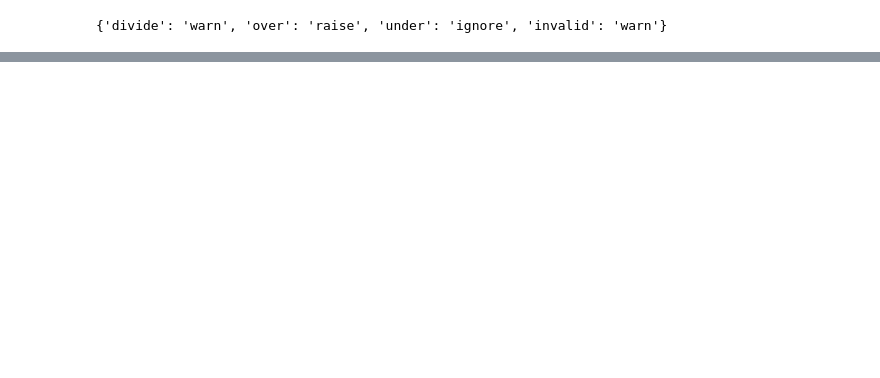
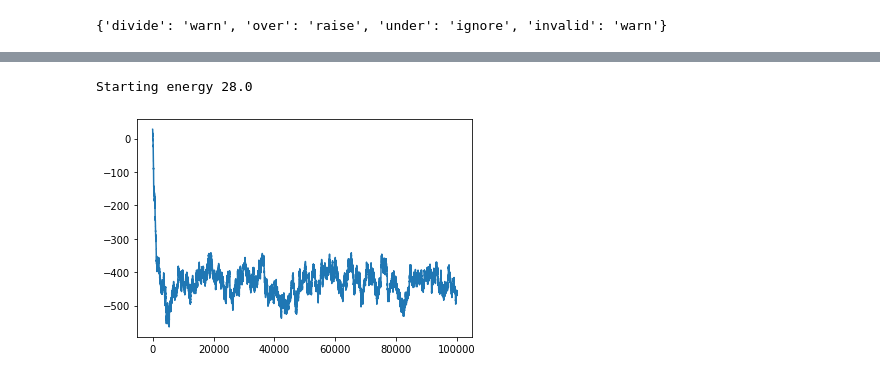
Before and after one commit to danlkv/ising_model, a Jupyter notebook: syntesis/Ising metropolis.ipynb, the cells around one changed output, grey strips where cells are left out. Saved outputs shown, nothing was run; the diff lists cells and outputs as text; code cells hidden in the pictures; blank space fills up the shorter version.

```diff
--- a/syntesis/Ising metropolis.ipynb
+++ b/syntesis/Ising metropolis.ipynb
@@ -77,0 +74,17 @@ grid, averages, energies = simulate_ising(grid, beta, J, mu)
+# %%
+J = 0.5
+mu = 0
+
+temps = np.linspace(3, 3, 1)
+averages_b = []
+for T in temps:
+    beta = 1/T
+    grid = np.random.randint(low=0, high=2, size=(N, N))
+    #grid = np.ones((N,N))
+    grid = -1 + 2*grid
+    _, averages, energies = simulate_ising(grid, beta, J, mu)
+    plt.plot(energies)
+    averages_b.append(averages[-1])
+# %% [output]
+Starting energy 28.0
+[figure, added]
```
Also changed, not shown: parts of 7 cells of this notebook, 1 other file.
